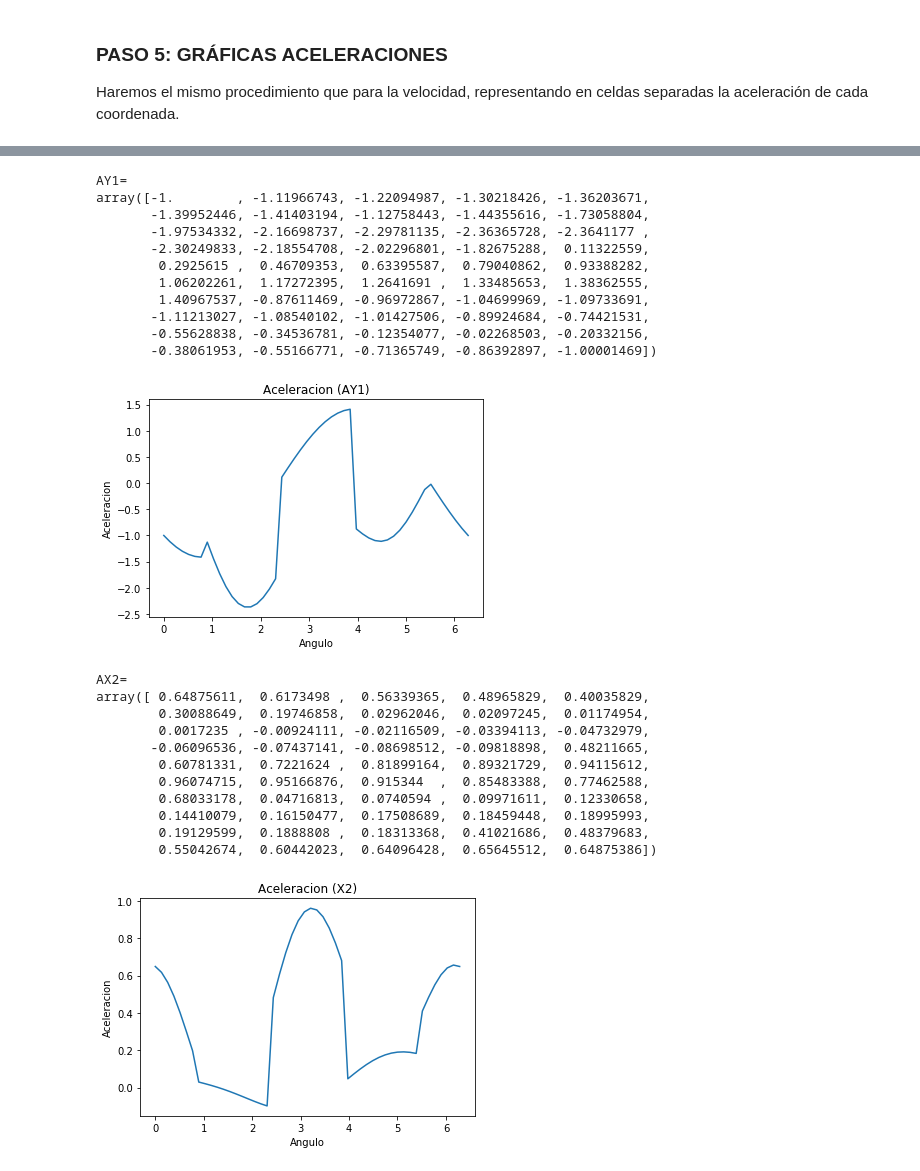
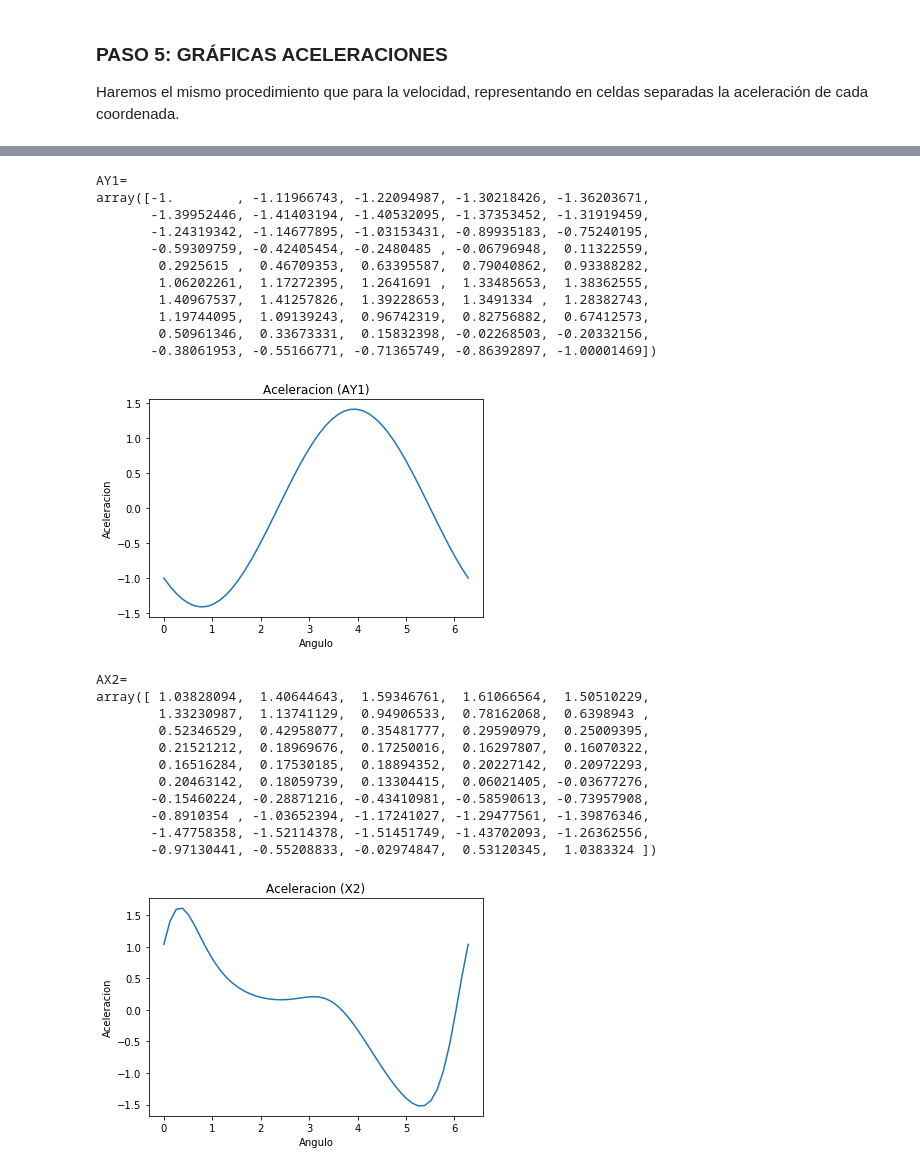
Before and after one commit to ingmec-ual/jupyter-teoria-mecanismos, a Jupyter notebook: notebooks/PVelocidad_PAceleracion_4B.ipynb, the cells around one changed output, grey strips where cells are left out. Saved outputs shown, nothing was run; the diff lists cells and outputs as text; code cells hidden in the pictures.

```diff
--- a/notebooks/PVelocidad_PAceleracion_4B.ipynb
+++ b/notebooks/PVelocidad_PAceleracion_4B.ipynb
@@ -588,21 +612,20 @@ def grafica_aceleracion(q,meca):
     for t in th:
 
         q[4] = t
+        q = resuelve_prob_posicion (q,meca)
 
-        resuelve_prob_posicion (q,meca)
-        qpp = resuelve_prob_aceleracion(q,meca)
+        qp = np.zeros((5,1))
+        qp[4] = 1  #inicializar qp en 0 con qp[4] = 1 rad/s
+        qp = resuelve_prob_velocidad(q, qp, meca)
 
+        qpp = np.zeros((5,1))
         qpp[4] = 1  #inicializar qp en 0 con qpp[4] = 1 rad/s**2
-
-        resuelve_prob_aceleracion(q,meca)
-
+        qpp = resuelve_prob_aceleracion(q,qp, qpp, meca)
 
         AX1 = np.append(AX1, qpp[0])
 
         i=i+1
 
-    print ("AX1=")
-    pprint.pprint(AX1)
 
     plt.plot(th,AX1)
     plt.xlabel ('Angulo')
@@ -641,13 +653,15 @@ def grafica_aceleracion(q,meca):
     for t in th:
 
         q[4] = t
+        q = resuelve_prob_posicion (q,meca)
 
-        resuelve_prob_posicion (q,meca)
-        qpp = resuelve_prob_aceleracion(q,meca)
+        qp = np.zeros((5,1))
+        qp[4] = 1  #inicializar qp en 0 con qp[4] = 1 rad/s
+        qp = resuelve_prob_velocidad(q, qp, meca)
 
+        qpp = np.zeros((5,1))
         qpp[4] = 1  #inicializar qp en 0 con qpp[4] = 1 rad/s**2
-
-        resuelve_prob_aceleracion(q,meca)
+        qpp = resuelve_prob_aceleracion(q,qp, qpp, meca)
 
 
         AY1 = np.append(AY1, qpp[1])
@@ -669,16 +683,16 @@ grafica_aceleracion (q,meca)
 # %% [output]
 AY1=
 array([-1.        , -1.11966743, -1.22094987, -1.30218426, -1.36203671,
-       -1.39952446, -1.41403194, -1.12758443, -1.44355616, -1.73058804,
-       -1.97534332, -2.16698737, -2.29781135, -2.36365728, -2.3641177 ,
-       -2.30249833, -2.18554708, -2.02296801, -1.82675288,  0.11322559,
+       -1.39952446, -1.41403194, -1.40532095, -1.37353452, -1.31919459,
+       -1.24319342, -1.14677895, -1.03153431, -0.89935183, -0.75240195,
+       -0.59309759, -0.42405454, -0.2480485 , -0.06796948,  0.11322559,
         0.2925615 ,  0.46709353,  0.63395587,  0.79040862,  0.93388282,
         1.06202261,  1.17272395,  1.2641691 ,  1.33485653,  1.38362555,
-        1.40967537, -0.87611469, -0.96972867, -1.04699969, -1.09733691,
-       -1.11213027, -1.08540102, -1.01427506, -0.89924684, -0.74421531,
-       -0.55628838, -0.34536781, -0.12354077, -0.02268503, -0.20332156,
+        1.40967537,  1.41257826,  1.39228653,  1.3491334 ,  1.28382743,
+        1.19744095,  1.09139243,  0.96742319,  0.82756882,  0.67412573,
+        0.50961346,  0.33673331,  0.15832398, -0.02268503, -0.20332156,
        -0.38061953, -0.55166771, -0.71365749, -0.86392897, -1.00001469])
-[figure, old version]
+[figure, new version]
 # %%
 #PASO 5: ACELERACION DE X2
 
@@ -690,48 +704,50 @@ def grafica_aceleracion(q,meca):
     AX2 = np.zeros((50,0))
 
 
     i=0
     for t in th:
 
         q[4] = t
+        q = resuelve_prob_posicion (q,meca)
 
-        resuelve_prob_posicion (q,meca)
-        qpp = resuelve_prob_aceleracion(q,meca)
+        qp = np.zeros((5,1))
+        qp[4] = 1  #inicializar qp en 0 con qp[4] = 1 rad/s
+        qp = resuelve_prob_velocidad(q, qp, meca)
 
+        qpp = np.zeros((5,1))
         qpp[4] = 1  #inicializar qp en 0 con qpp[4] = 1 rad/s**2
-
-        resuelve_prob_aceleracion(q,meca)
+        qpp = resuelve_prob_aceleracion(q,qp, qpp, meca)
 
 
         AX2 = np.append(AX2, qpp[2])
 
         i=i+1
 
     print ("AX2=")
     pprint.pprint(AX2)
 
     plt.plot(th,AX2)
     plt.xlabel ('Angulo')
     plt.ylabel ('Aceleracion')
     plt.title ('Aceleracion (X2)')
 
     plt.show()
     return
 
 grafica_aceleracion (q,meca)
 # %% [output]
 AX2=
-array([ 0.64875611,  0.6173498 ,  0.56339365,  0.48965829,  0.40035829,
-        0.30088649,  0.19746858,  0.02962046,  0.02097245,  0.01174954,
-        0.0017235 , -0.00924111, -0.02116509, -0.03394113, -0.04732979,
-       -0.06096536, -0.07437141, -0.08698512, -0.09818898,  0.48211665,
-        0.60781331,  0.7221624 ,  0.81899164,  0.89321729,  0.94115612,
-        0.96074715,  0.95166876,  0.915344  ,  0.85483388,  0.77462588,
-        0.68033178,  0.04716813,  0.0740594 ,  0.09971611,  0.12330658,
-        0.14410079,  0.16150477,  0.17508689,  0.18459448,  0.18995993,
-        0.19129599,  0.1888808 ,  0.18313368,  0.41021686,  0.48379683,
-        0.55042674,  0.60442023,  0.64096428,  0.65645512,  0.64875386])
+array([ 1.03828094,  1.40644643,  1.59346761,  1.61066564,  1.50510229,
+        1.33230987,  1.13741129,  0.94906533,  0.78162068,  0.6398943 ,
+        0.52346529,  0.42958077,  0.35481777,  0.29590979,  0.25009395,
+        0.21521212,  0.18969676,  0.17250016,  0.16297807,  0.16070322,
+        0.16516284,  0.17530185,  0.18894352,  0.20227142,  0.20972293,
+        0.20463142,  0.18059739,  0.13304415,  0.06021405, -0.03677276,
+       -0.15460224, -0.28871216, -0.43410981, -0.58590613, -0.73957908,
+       -0.8910354 , -1.03652394, -1.17241027, -1.29477561, -1.39876346,
+       -1.47758358, -1.52114378, -1.51451749, -1.43702093, -1.26362556,
+       -0.97130441, -0.55208833, -0.02974847,  0.53120345,  1.0383324 ])
-[figure, old version]
+[figure, new version]
 # %%
 #PASO 5: ACELERACION DE Y2
 
```
Also changed, not shown: parts of 11 cells of this notebook, 1 other file.
